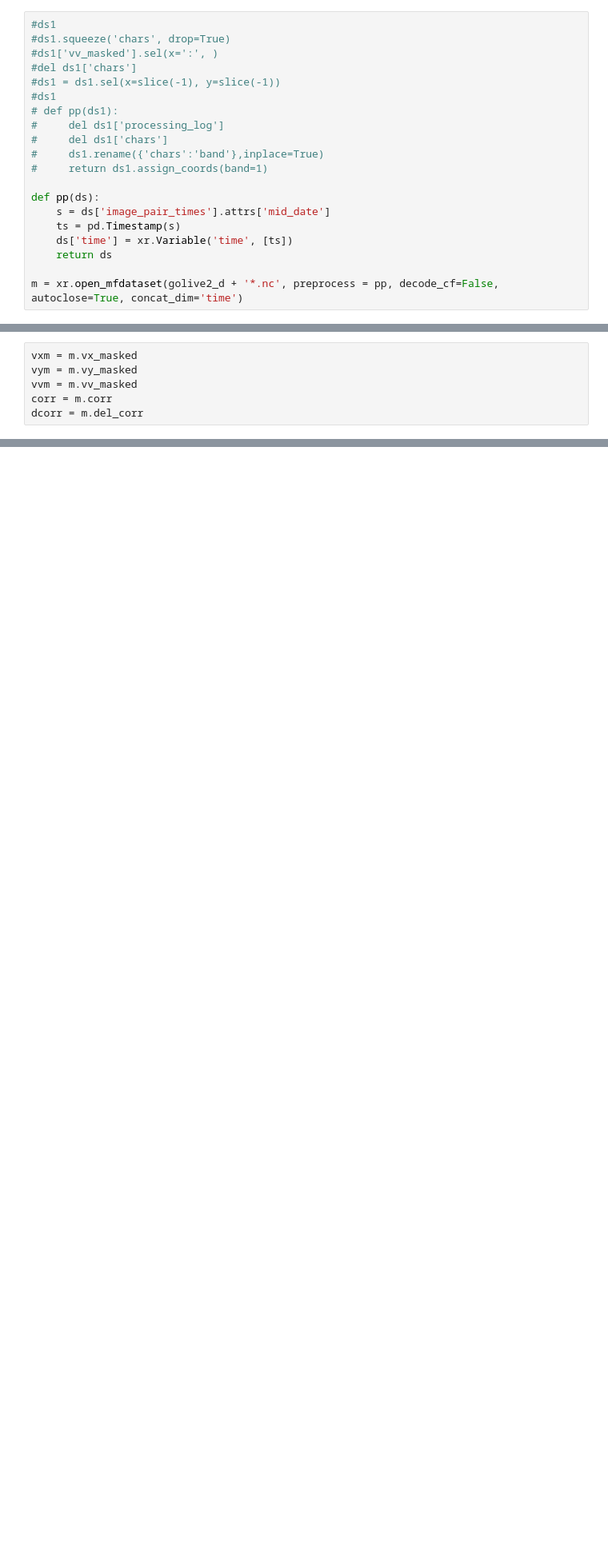
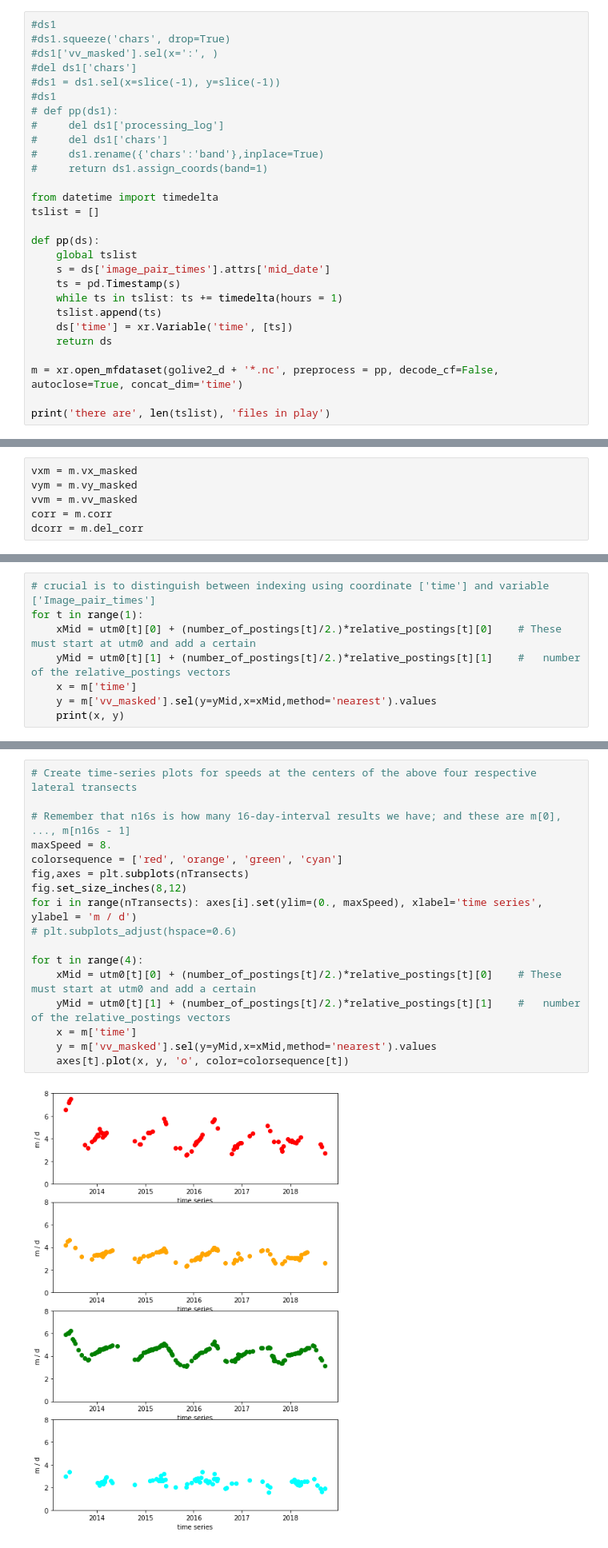
Before and after one commit to pangeo-data/cmr, a Jupyter notebook: golive2.ipynb, the cells around one changed output, grey strips where cells are left out. Shown: that part at 80% size. Drawn from its saved outputs; the diff is of its cells as text; blank space fills up the shorter version.

```diff
--- a/golive2.ipynb
+++ b/golive2.ipynb
@@ -146,10 +146,18 @@ Data variables:
 #     ds1.rename({'chars':'band'},inplace=True)
 #     return ds1.assign_coords(band=1)
 
+from datetime import timedelta
+tslist = []
+
 def pp(ds):
+    global tslist
     s = ds['image_pair_times'].attrs['mid_date']
     ts = pd.Timestamp(s)
+    while ts in tslist: ts += timedelta(hours = 1)
+    tslist.append(ts)
     ds['time'] = xr.Variable('time', [ts])
     return ds
 
 m = xr.open_mfdataset(golive2_d + '*.nc', preprocess = pp, decode_cf=False, autoclose=True, concat_dim='time')
+
+print('there are', len(tslist), 'files in play')
@@ -209,0 +259,8 @@ Attributes:
+# %%
+# crucial is to distinguish between indexing using coordinate ['time'] and variable ['Image_pair_times']
+for t in range(1):
+    xMid = utm0[t][0] + (number_of_postings[t]/2.)*relative_postings[t][0]    # These must start at utm0 and add a certain
+    yMid = utm0[t][1] + (number_of_postings[t]/2.)*relative_postings[t][1]    #   number of the relative_postings vectors
+    x = m['time']
+    y = m['vv_masked'].sel(y=yMid,x=xMid,method='nearest').values
+    print(x, y)
@@ -209,0 +285,19 @@ Attributes:
+# %%
+# Create time-series plots for speeds at the centers of the above four respective lateral transects
+
+# Remember that n16s is how many 16-day-interval results we have; and these are m[0], ..., m[n16s - 1]
+maxSpeed = 8.
+colorsequence = ['red', 'orange', 'green', 'cyan']
+fig,axes = plt.subplots(nTransects)
+fig.set_size_inches(8,12)
+for i in range(nTransects): axes[i].set(ylim=(0., maxSpeed), xlabel='time series', ylabel = 'm / d')
+# plt.subplots_adjust(hspace=0.6)
+
+for t in range(4):
+    xMid = utm0[t][0] + (number_of_postings[t]/2.)*relative_postings[t][0]    # These must start at utm0 and add a certain
+    yMid = utm0[t][1] + (number_of_postings[t]/2.)*relative_postings[t][1]    #   number of the relative_postings vectors
+    x = m['time']
+    y = m['vv_masked'].sel(y=yMid,x=xMid,method='nearest').values
+    axes[t].plot(x, y, 'o', color=colorsequence[t])
+# %% [output]
+[figure, added]
```
Also changed, not shown: parts of 12 cells of this notebook.
